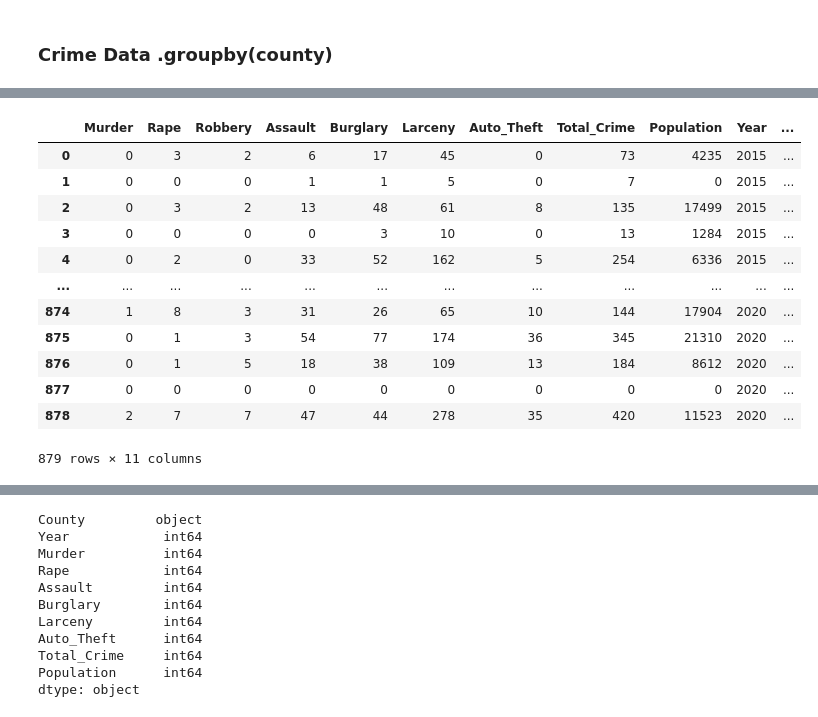
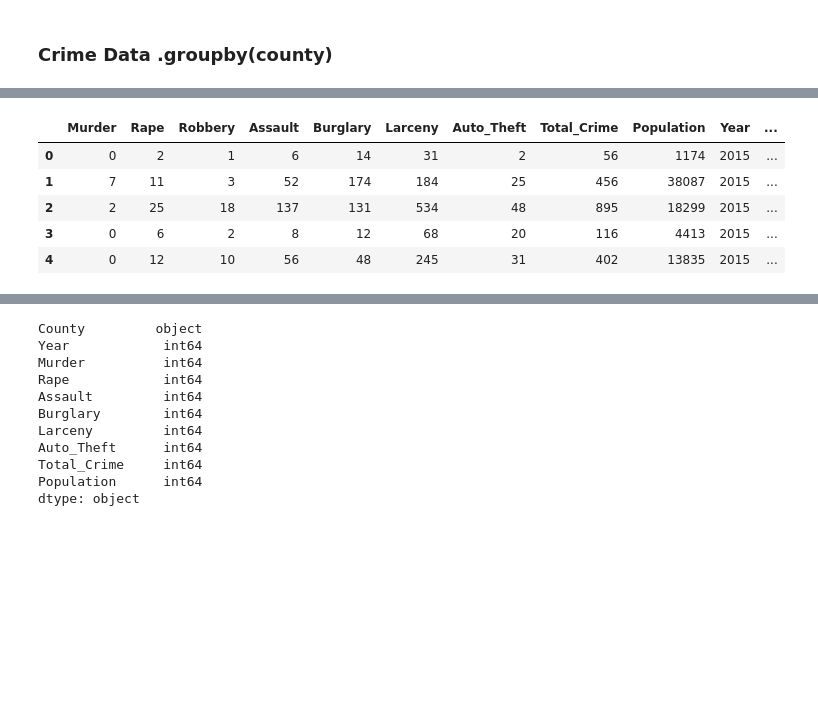
Before and after one commit to MiguelB512/Harris_Crime_Trends, a Jupyter notebook: Crime_Data_Analysis.ipynb, the cells around one changed output, grey strips where cells are left out. Cells and saved outputs as stored; diff of their text form; code cells hidden in the pictures; blank space fills up the shorter version.

Commit message:
Texas Crime Data Analysis
Jupyter Notebook analysis of Texas index crime data from 2015-2020. Creates CSV files for further use. Contains all counties reporting crime from 2015-2020 in TX.

```diff
--- a/Crime_Data_Analysis.ipynb
+++ b/Crime_Data_Analysis.ipynb
@@ -17,7 +17,8 @@ db_string = f"postgresql://bhmcd:{db_password}@crime-analysis.cnoedyl0m22c.us-ea
 engine = create_engine(db_string)
 # %%
 # Import CSV file
-df = pd.read_csv('Resources/CSV/Crime_Index_Greater_Houston_Area_2015_2020.csv')
+# CSV Texas-Crime-Index-2015-2020.csv which contains crime data for all of TX counties
+df = pd.read_csv('Resources/CSV/Texas-Crime-Index-2015-2020.csv')
 df.head(10)
 # %% [output]
 |  | AgencyName | Murder | Rape | Robbery | Assault | Burglary | Larceny | Auto Theft | Total | Population | ... |
@@ -158,21 +159,14 @@ counties.head()
 # %%
 # Dropping AgencyName Column so only counties are listed
 counties_df = df.drop(columns = ['Agency_Name'])
-counties_df
+counties_df.head()
 # %% [output]
 |  | Murder | Rape | Robbery | Assault | Burglary | Larceny | Auto_Theft | Total_Crime | Population | Year | ... |
-| 0 | 0 | 3 | 2 | 6 | 17 | 45 | 0 | 73 | 4235 | 2015 | ... |
-| 1 | 0 | 0 | 0 | 1 | 1 | 5 | 0 | 7 | 0 | 2015 | ... |
-| 2 | 0 | 3 | 2 | 13 | 48 | 61 | 8 | 135 | 17499 | 2015 | ... |
-| 3 | 0 | 0 | 0 | 0 | 3 | 10 | 0 | 13 | 1284 | 2015 | ... |
-| 4 | 0 | 2 | 0 | 33 | 52 | 162 | 5 | 254 | 6336 | 2015 | ... |
-| ... | ... | ... | ... | ... | ... | ... | ... | ... | ... | ... | ... |
-| 874 | 1 | 8 | 3 | 31 | 26 | 65 | 10 | 144 | 17904 | 2020 | ... |
-| 875 | 0 | 1 | 3 | 54 | 77 | 174 | 36 | 345 | 21310 | 2020 | ... |
-| 876 | 0 | 1 | 5 | 18 | 38 | 109 | 13 | 184 | 8612 | 2020 | ... |
-| 877 | 0 | 0 | 0 | 0 | 0 | 0 | 0 | 0 | 0 | 2020 | ... |
-| 878 | 2 | 7 | 7 | 47 | 44 | 278 | 35 | 420 | 11523 | 2020 | ... |
+| 0 | 0 | 2 | 1 | 6 | 14 | 31 | 2 | 56 | 1174 | 2015 | ... |
+| 1 | 7 | 11 | 3 | 52 | 174 | 184 | 25 | 456 | 38087 | 2015 | ... |
+| 2 | 2 | 25 | 18 | 137 | 131 | 534 | 48 | 895 | 18299 | 2015 | ... |
+| 3 | 0 | 6 | 2 | 8 | 12 | 68 | 20 | 116 | 4413 | 2015 | ... |
+| 4 | 0 | 12 | 10 | 56 | 48 | 245 | 31 | 402 | 13835 | 2015 | ... |
-879 rows × 11 columns
 # %%
 # Reorder columns
 new_column_order = ["County","Murder","Rape","Assault","Burglary","Larceny","Auto_Theft","Total_Crime","Population","Year"]
```
Also changed, not shown: parts of 44 cells of this notebook, 1 other file.
